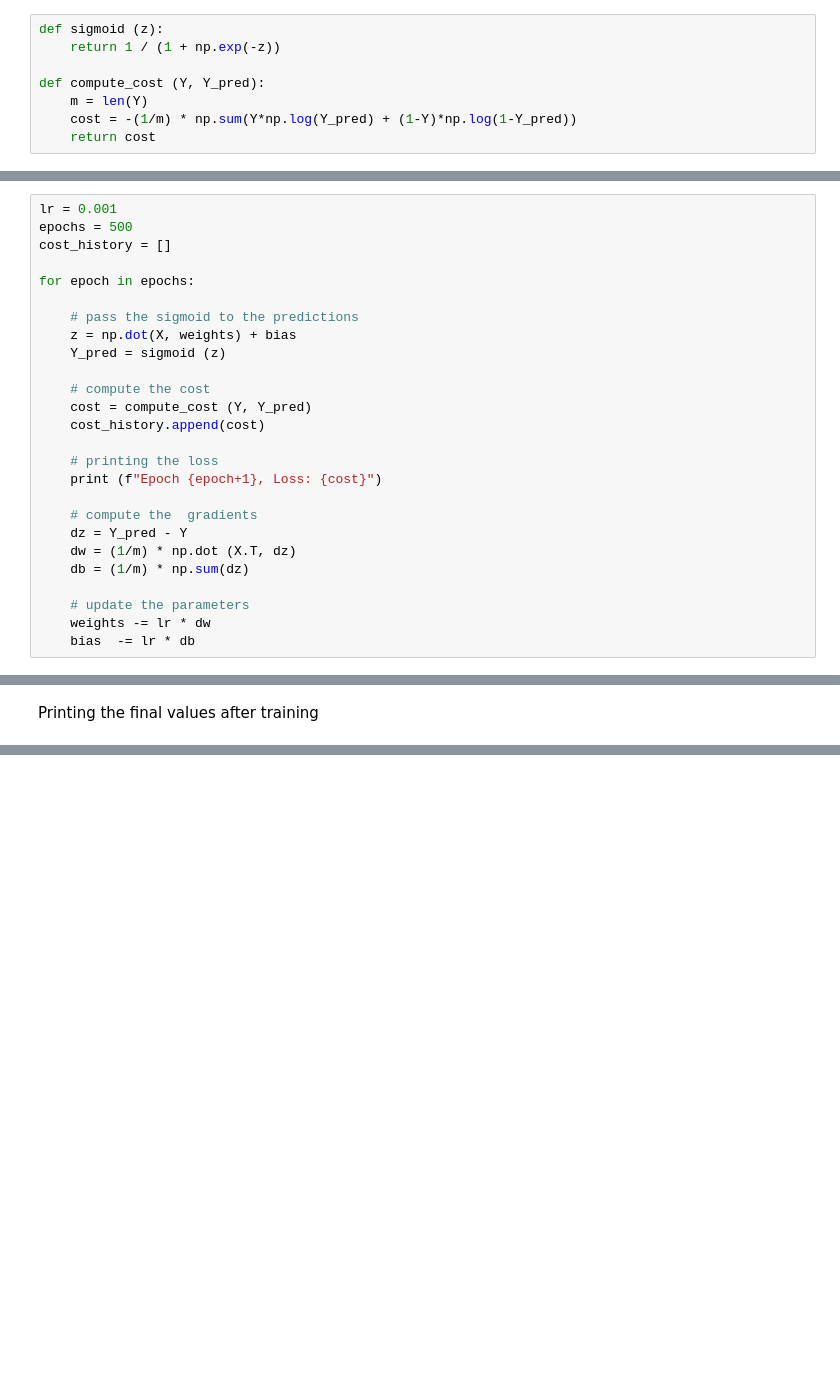
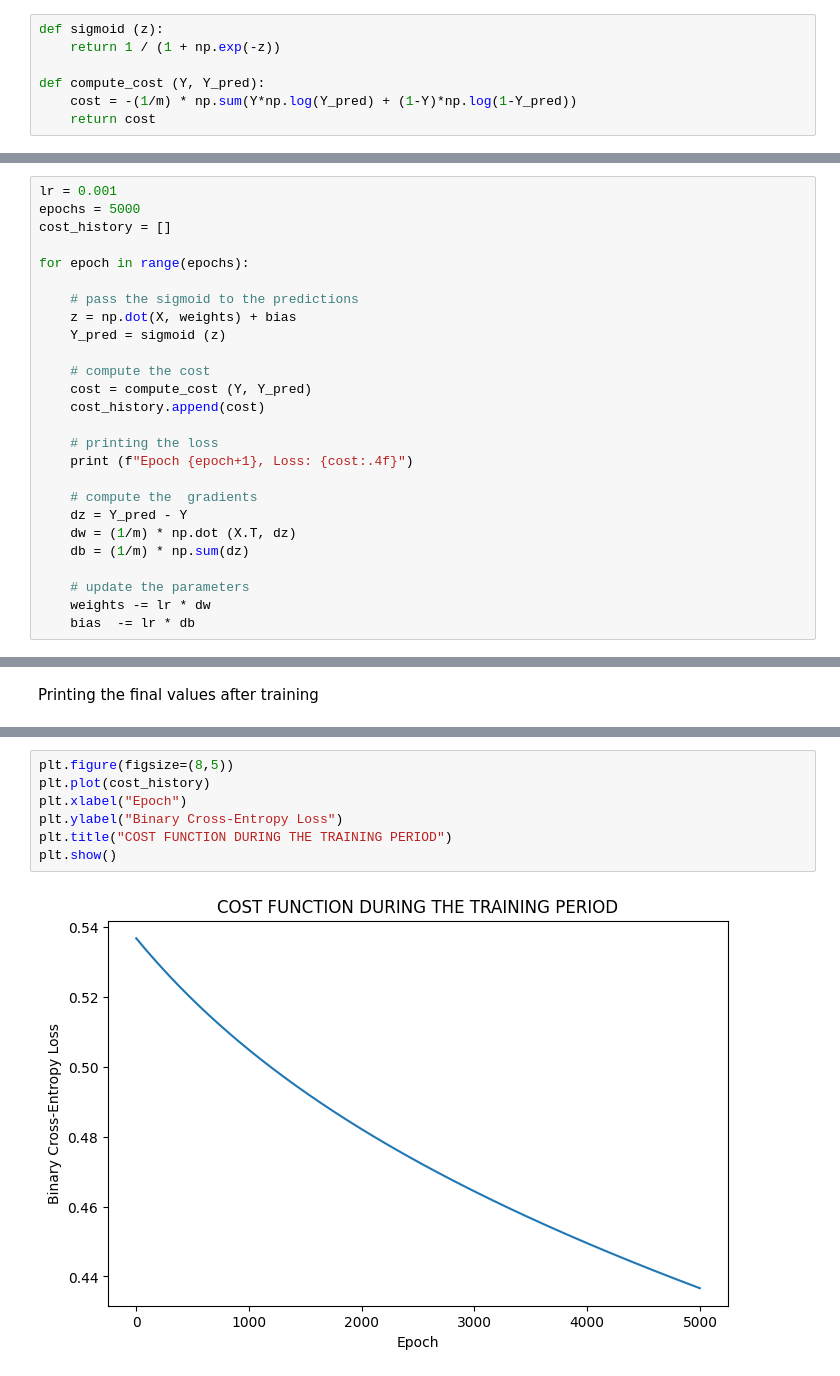
Before and after one commit to Erickpython/kodeCamp_5X-MachineLearning, a Jupyter notebook: Logistic_Regression_with_Multiple_Variables.ipynb, the cells around one changed output, grey strips where cells are left out. Saved outputs shown, nothing was run; the diff lists cells and outputs as text; blank space fills up the shorter version.

```diff
--- a/Logistic_Regression_with_Multiple_Variables.ipynb
+++ b/Logistic_Regression_with_Multiple_Variables.ipynb
@@ -63,7 +65,6 @@ def sigmoid (z):
     return 1 / (1 + np.exp(-z))
 
 def compute_cost (Y, Y_pred):
-    m = len(Y)
     cost = -(1/m) * np.sum(Y*np.log(Y_pred) + (1-Y)*np.log(1-Y_pred))
     return cost
 # %% [markdown]
@@ -71,10 +72,10 @@ Gradient descent algorith : we will update the weights m1,m2,m3; bias c and the
 we will aslo store and print the loss after each epoch
 # %%
 lr = 0.001
-epochs = 500
+epochs = 5000
 cost_history = []
 
-for epoch in epochs:
+for epoch in range(epochs):
 
     # pass the sigmoid to the predictions
     z = np.dot(X, weights) + bias
@@ -85,7 +86,7 @@ for epoch in epochs:
     cost_history.append(cost)
 
     # printing the loss
-    print (f"Epoch {epoch+1}, Loss: {cost}")
+    print (f"Epoch {epoch+1}, Loss: {cost:.4f}")
 
     # compute the  gradients
     dz = Y_pred - Y
@@ -107,0 +133,9 @@ print("c:", bias)
+# %%
+plt.figure(figsize=(8,5))
+plt.plot(cost_history)
+plt.xlabel("Epoch")
+plt.ylabel("Binary Cross-Entropy Loss")
+plt.title("COST FUNCTION DURING THE TRAINING PERIOD")
+plt.show()
+# %% [output]
+[figure, added]
```
Also changed, not shown: parts of 6 cells of this notebook.
